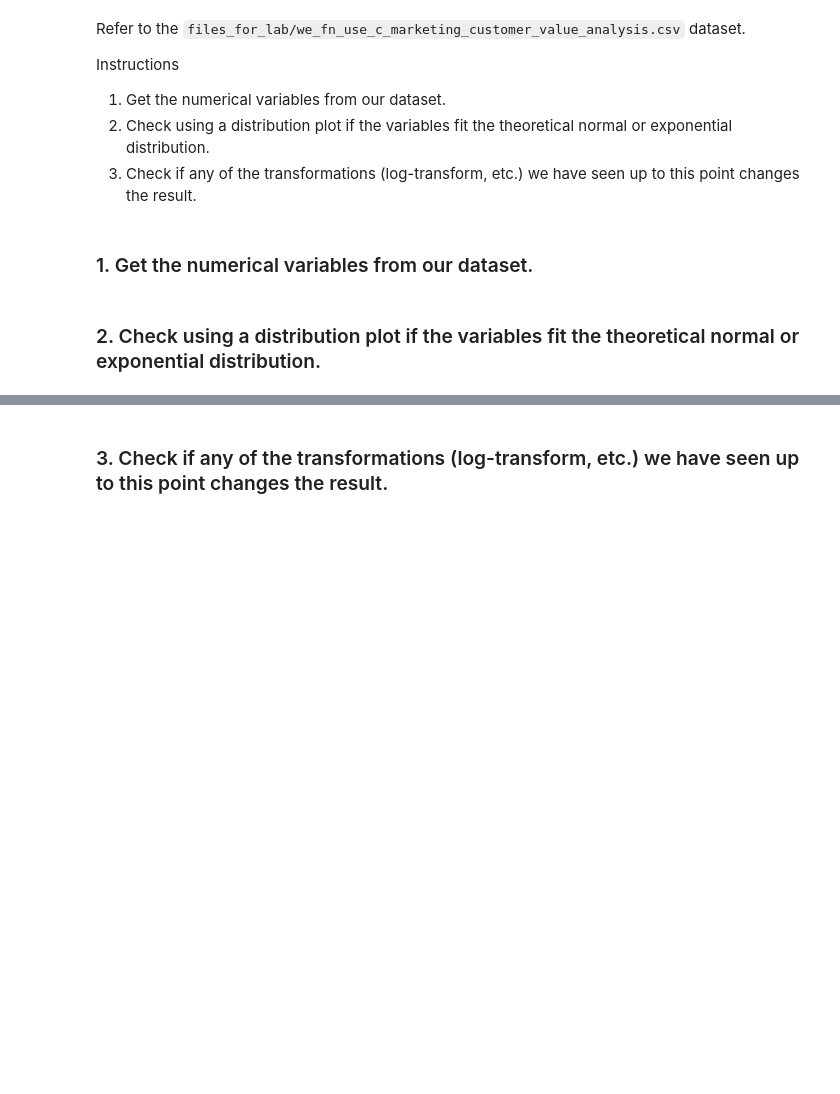
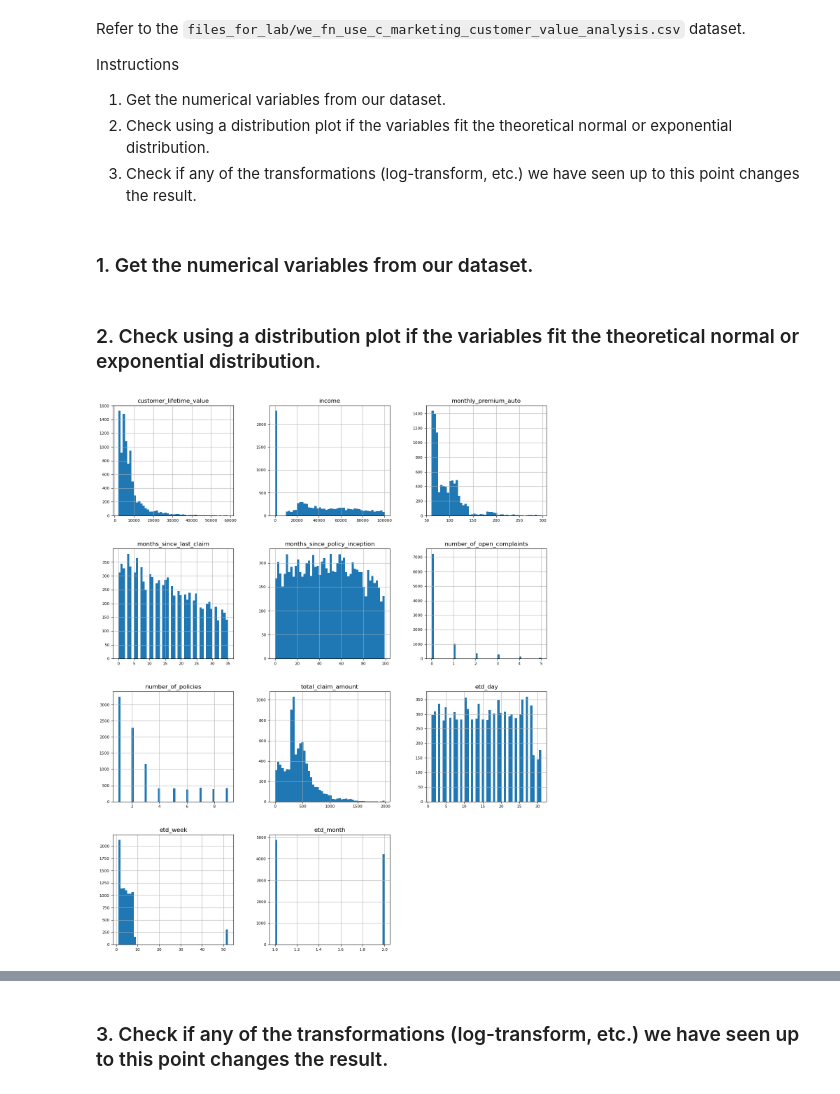
Before and after one commit to jochabo/4_lab-comparing-regression-models, a Jupyter notebook: Lab - Week 4.ipynb, the cells around one changed output, grey strips where cells are left out. Saved outputs shown, nothing was run; the diff lists cells and outputs as text; code cells hidden in the pictures; blank space fills up the shorter version.

```diff
--- a/Lab - Week 4.ipynb
+++ b/Lab - Week 4.ipynb
@@ -1180,5 +1180,11 @@ Instructions
 3. Check if any of the transformations (log-transform, etc.) we have seen up to this point changes the result.
 # %% [markdown]
 ### 1. Get the numerical variables from our dataset.
+# %%
+numerical_df_lab_5 = data_copy.select_dtypes(np.number)
 # %% [markdown]
 ### 2. Check using a distribution plot if the variables fit the theoretical normal or exponential distribution.
+# %%
+plot_discrete(numerical_df_lab_5)
+# %% [output]
+[figure, added]
```
Also changed, not shown: parts of 15 cells of this notebook, 1 other file.
